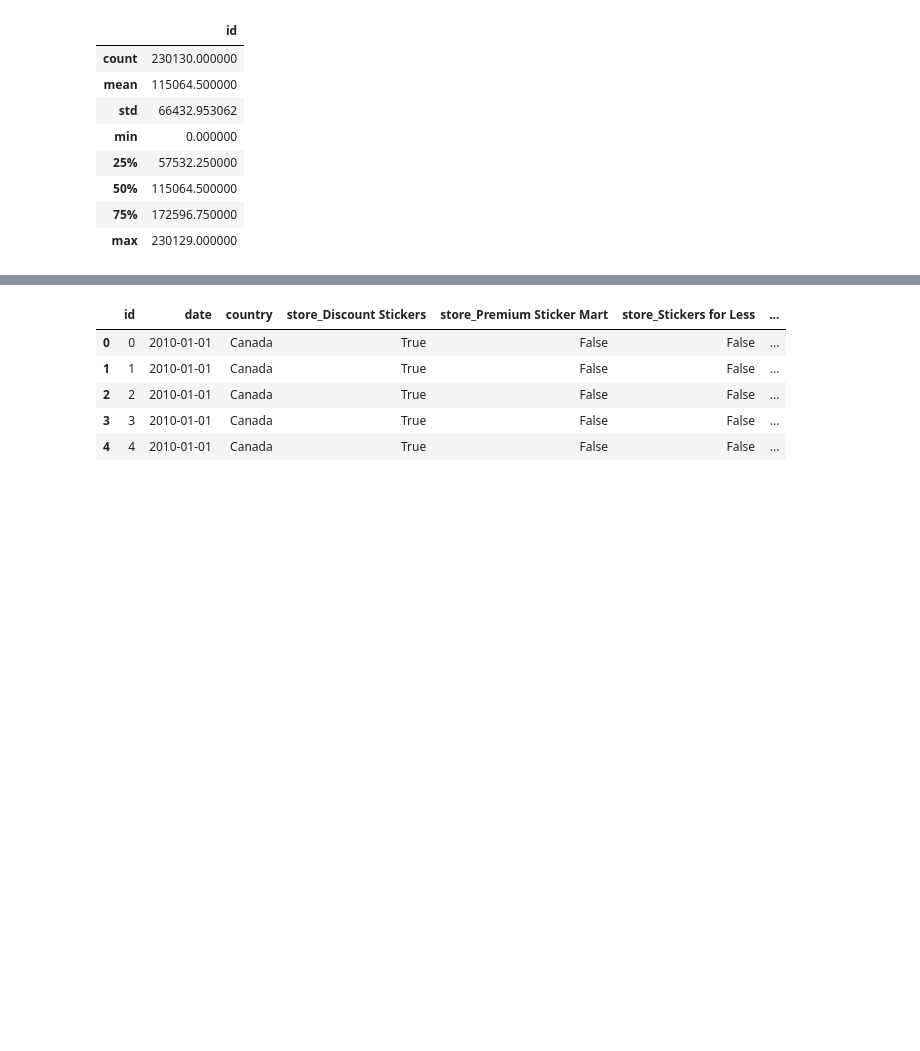
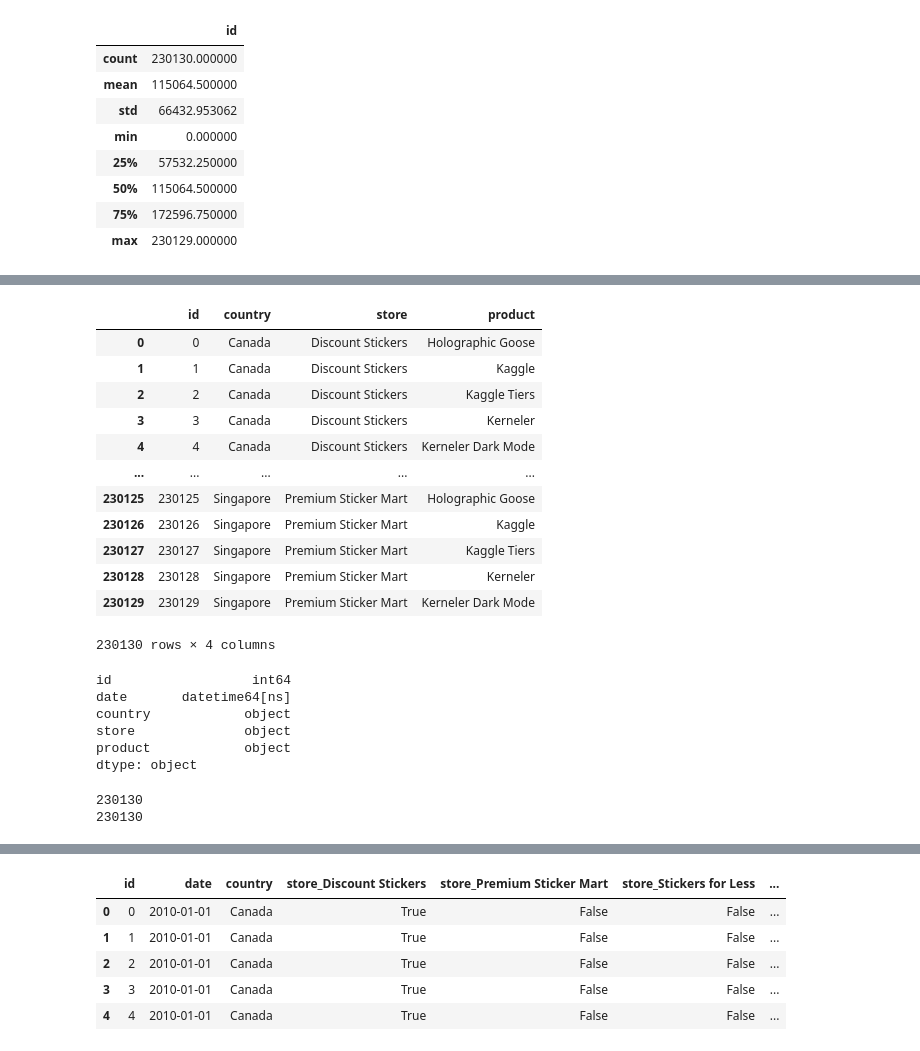
Before and after one commit to madhumitha-gv/Kaggle-Forecasting-Sticker-Sales, a Jupyter notebook: version1.ipynb, the cells around one changed output, grey strips where cells are left out. Drawn from its saved outputs; the diff is of its cells as text; code cells hidden in the pictures; blank space fills up the shorter version.

```diff
--- a/version1.ipynb
+++ b/version1.ipynb
@@ -119,0 +130,33 @@ KeyError: 'store'
+# %%
+train_df_notime=train_df_cleaned.drop(columns=['date'])
+train_df_notime
+# %% [output]
+|  | id | country | store | product |
+| 0 | 0 | Canada | Discount Stickers | Holographic Goose |
+| 1 | 1 | Canada | Discount Stickers | Kaggle |
+| 2 | 2 | Canada | Discount Stickers | Kaggle Tiers |
+| 3 | 3 | Canada | Discount Stickers | Kerneler |
+| 4 | 4 | Canada | Discount Stickers | Kerneler Dark Mode |
+| ... | ... | ... | ... | ... |
+| 230125 | 230125 | Singapore | Premium Sticker Mart | Holographic Goose |
+| 230126 | 230126 | Singapore | Premium Sticker Mart | Kaggle |
+| 230127 | 230127 | Singapore | Premium Sticker Mart | Kaggle Tiers |
+| 230128 | 230128 | Singapore | Premium Sticker Mart | Kerneler |
+| 230129 | 230129 | Singapore | Premium Sticker Mart | Kerneler Dark Mode |
+230130 rows × 4 columns
+# %%
+X = train_df_notime
+y=train_df_cleaned['date']
+# %% [output]
+id                  int64
+date       datetime64[ns]
+country            object
+store              object
+product            object
+dtype: object
+# %%
+print(len(train_df_cleaned['date']))
+print(len(X))
+# %% [output]
+230130
+230130
```
Also changed, not shown: parts of 5 cells of this notebook.
